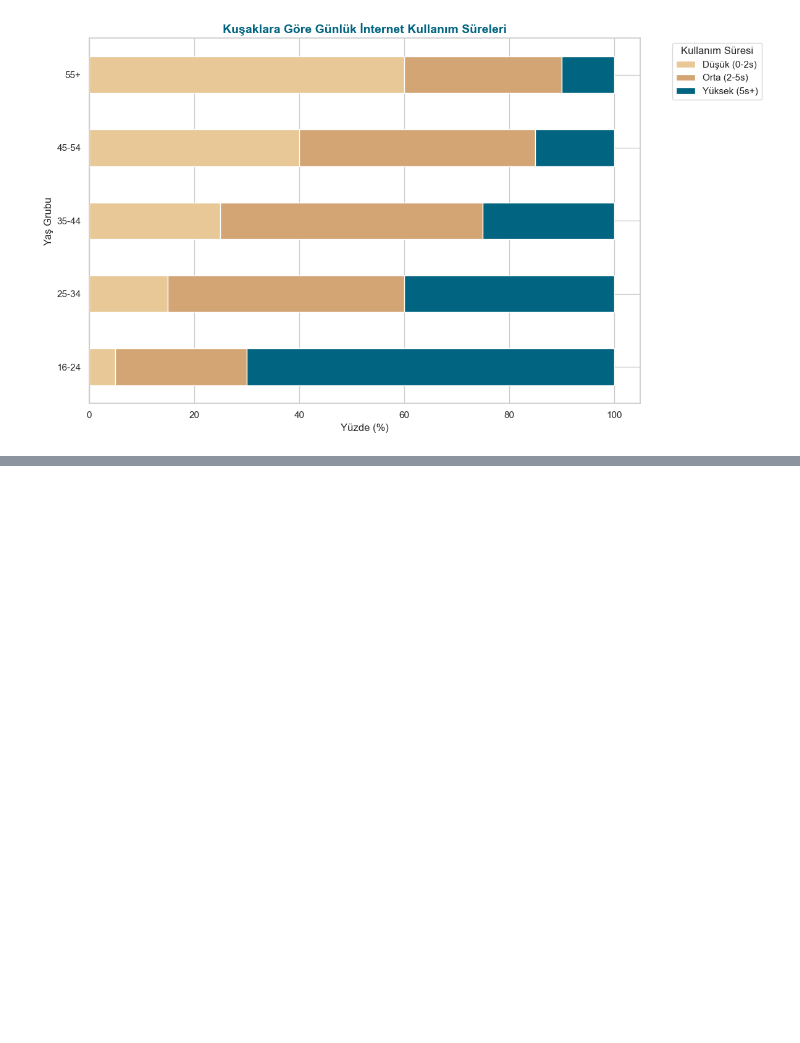
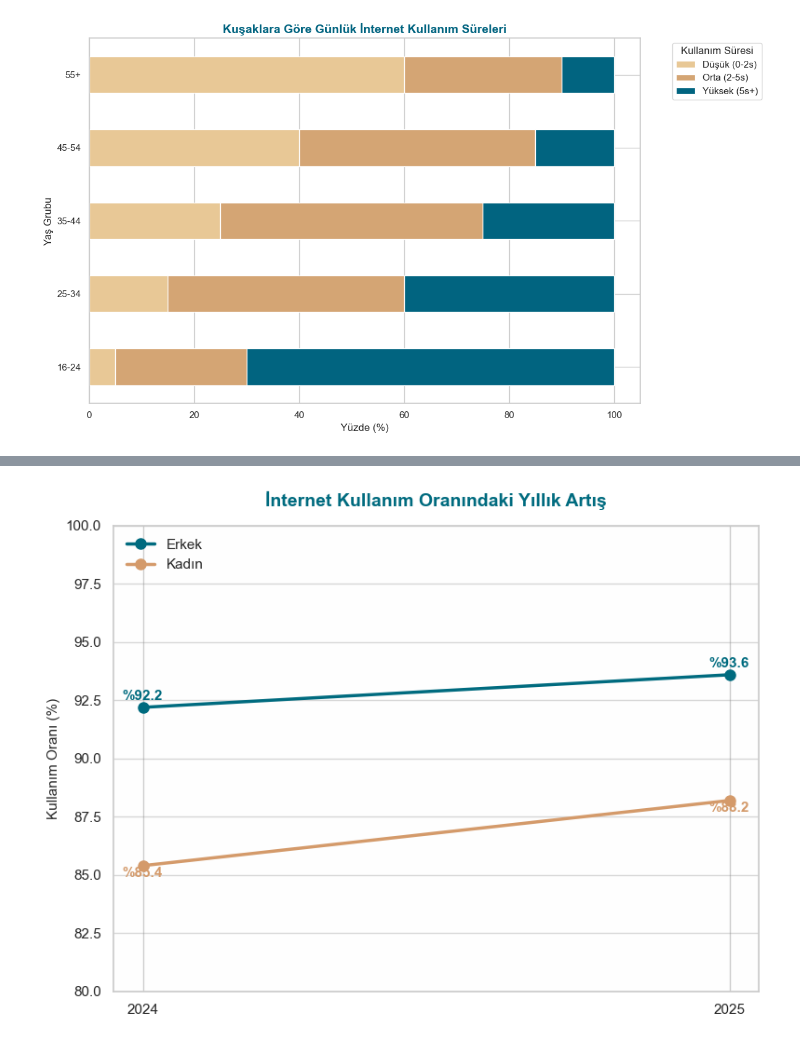
Before and after one commit to tuanna-web/Turkiye-de-Dijital-Yasam, a Jupyter notebook: poster.ipynb, the cells around one changed output, grey strips where cells are left out. Cells and saved outputs as stored; diff of their text form; code cells hidden in the pictures; blank space fills up the shorter version.

```diff
--- a/poster.ipynb
+++ b/poster.ipynb
@@ -301,28 +407,45 @@ df.head()
 # %%
 import matplotlib.pyplot as plt
 
+# 1. Gerçek Verileri Tanımlama
 yillar = ['2024', '2025']
-erkek_oran = [92.2, 93.6]
-kadin_oran = [85.4, 88.2]
+erkek_oranlari = [92.2, 93.6]
+kadin_oranlari = [85.4, 88.2]
 
-plt.figure(figsize=(8, 10))
+# 2. Grafik Figürünü ve Boyutunu Oluşturma
+plt.figure(figsize=(8, 6))
+plt.axes(facecolor='#fefefe') # Arka planı hafif kırık beyaz yapalım
 
-plt.plot(yillar, [erkek_oran, kadin_oran], marker='o', linewidth=3, markersize=10)
+# 3. Çizgileri ve Veri Noktalarını Çizme
+# Orijinal grafikteki renk tonlarına yakın hex kodları kullanıyoruz
+plt.plot(yillar, erkek_oranlari, marker='o', markersize=8, color='#006B7F', linewidth=2.5, label='Erkek')
+plt.plot(yillar, kadin_oranlari, marker='o', markersize=8, color='#D49A6A', linewidth=2.5, label='Kadın')
 
-plt.gca().get_lines()[0].set_color('#016480')
-plt.gca().get_lines()[1].set_color('#D4A574')
+# 4. Veri Etiketlerini (Yüzdeleri) Doğru Yerlere Ekleme
+for i in range(len(yillar)):
+    # Erkek değerleri için etiket (noktanın biraz üstüne)
+    plt.text(i, erkek_oranlari[i] + 0.3, f'%{erkek_oranlari[i]}',
+             ha='center', color='#006B7F', fontweight='bold', fontsize=11)
 
-# Değerleri yazalım
-for i, v in enumerate(erkek_oran):
-    plt.text(i, v + 0.5, f"%{v}", ha='center', fontweight='bold', color='#016480')
-for i, v in enumerate(kadin_oran):
-    plt.text(i, v - 1.2, f"%{v}", ha='center', fontweight='bold', color='#D4A574')
+    # Kadın değerleri için etiket (noktanın biraz altına)
+    plt.text(i, kadin_oranlari[i] - 0.5, f'%{kadin_oranlari[i]}',
+             ha='center', color='#D49A6A', fontweight='bold', fontsize=11)
 
-plt.title("İnternet Kullanım Oranındaki Yıllık Artış", fontsize=15, fontweight='bold', color='#016480')
-plt.ylim(80, 100)
-plt.grid(axis='y', alpha=0.3)
-plt.legend(['Erkek', 'Kadın'], frameon=False)
+# 5. Görsel Düzenlemeler (Eksenler, Başlık ve Izgara)
+plt.title('İnternet Kullanım Oranındaki Yıllık Artış', fontsize=14, fontweight='bold', color='#006B7F', pad=15)
+plt.ylim(80, 100) # Y eksenini 80-100 arasında tutarak hem değişimi net gösteriyor hem de abartılı dalgalanmaları önlüyoruz
+plt.ylabel('Kullanım Oranı (%)', fontsize=11)
 
-plt.savefig("kullanim_artis_slope.png", dpi=300, bbox_inches='tight')
+# Sadece yatay ızgara çizgileri ekleyerek okunabilirliği artıralım
+plt.grid(axis='y', linestyle='-', alpha=0.3, color='gray')
+
+# Lejantı ekleme
+plt.legend(loc='upper left', frameon=False)
+plt.savefig("dogru_internet_kullanim_grafigi.png", dpi=300, bbox_inches='tight')
+
+# Grafiği gösterme
+plt.tight_layout()
 plt.show()
+# %% [output]
+[figure, added]
 # %%
```
Also changed, not shown: parts of 21 cells of this notebook, 5 other files.
